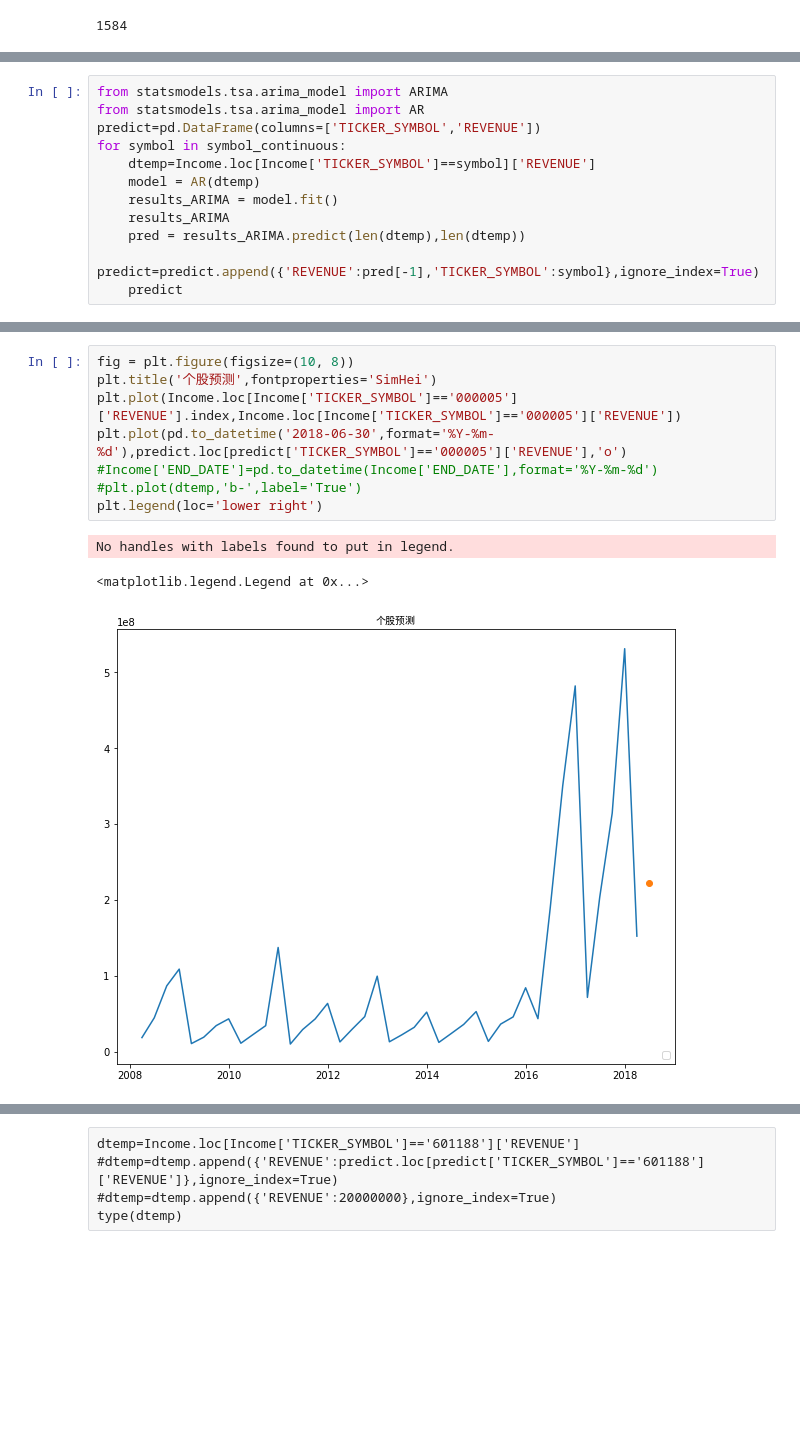
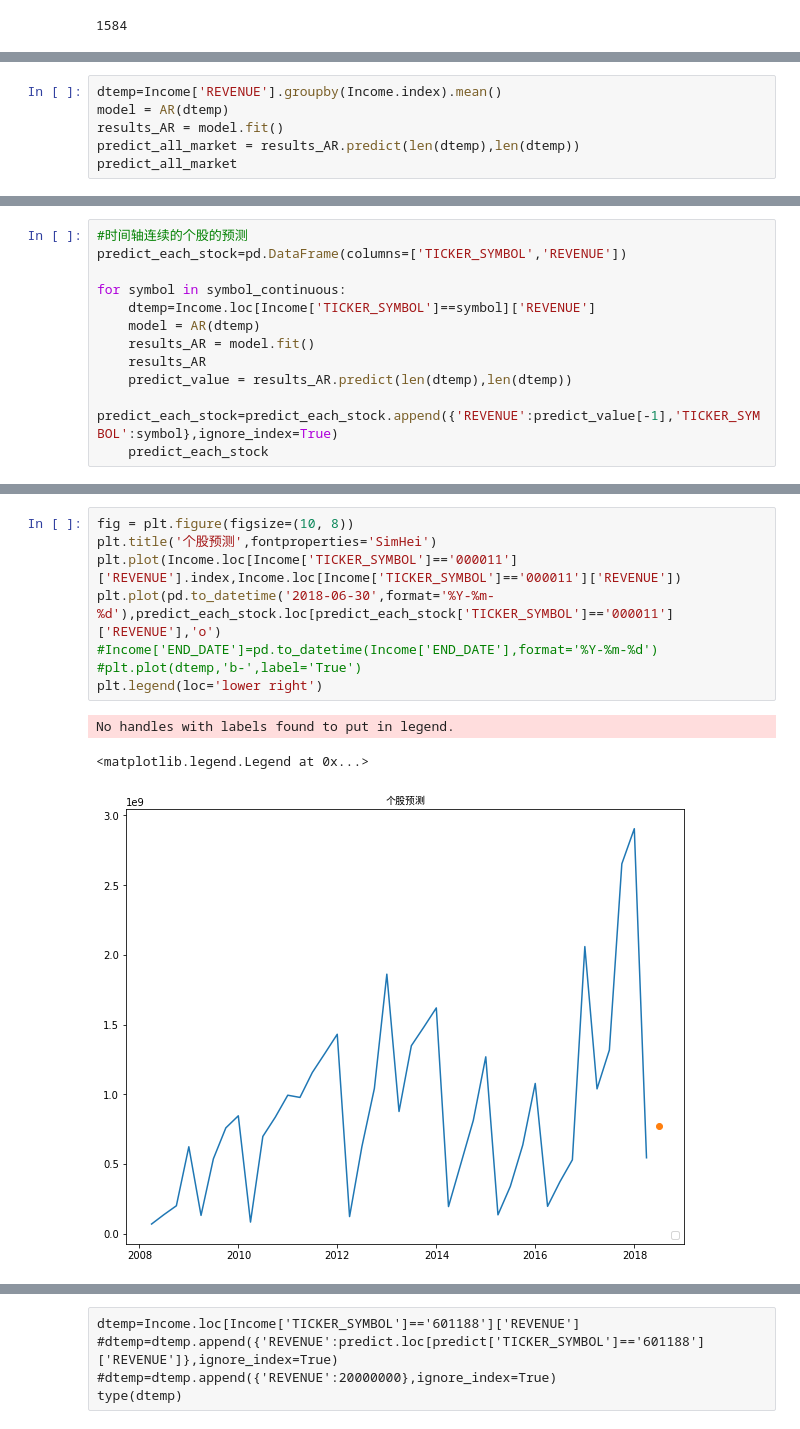
Before and after one commit to hyang1985/-, a Jupyter notebook: 上市公司营收预测.ipynb, the cells around one changed output, grey strips where cells are left out. Saved outputs shown, nothing was run; the diff lists cells and outputs as text; blank space fills up the shorter version.

```diff
--- a/上市公司营收预测.ipynb
+++ b/上市公司营收预测.ipynb
@@ -312,0 +306,6 @@ fig.tight_layout()
+# %%
+dtemp=Income['REVENUE'].groupby(Income.index).mean()
+model = AR(dtemp)
+results_AR = model.fit()
+predict_all_market = results_AR.predict(len(dtemp),len(dtemp))
+predict_all_market
@@ -313,12 +315,12 @@ fig.tight_layout()
 # %%
-from statsmodels.tsa.arima_model import ARIMA
-from statsmodels.tsa.arima_model import AR
-predict=pd.DataFrame(columns=['TICKER_SYMBOL','REVENUE'])
+#时间轴连续的个股的预测
+predict_each_stock=pd.DataFrame(columns=['TICKER_SYMBOL','REVENUE'])
+
 for symbol in symbol_continuous:
     dtemp=Income.loc[Income['TICKER_SYMBOL']==symbol]['REVENUE']
     model = AR(dtemp)
-    results_ARIMA = model.fit()
-    results_ARIMA
-    pred = results_ARIMA.predict(len(dtemp),len(dtemp))
-    predict=predict.append({'REVENUE':pred[-1],'TICKER_SYMBOL':symbol},ignore_index=True)
-    predict
+    results_AR = model.fit()
+    results_AR
+    predict_value = results_AR.predict(len(dtemp),len(dtemp))
+    predict_each_stock=predict_each_stock.append({'REVENUE':predict_value[-1],'TICKER_SYMBOL':symbol},ignore_index=True)
+    predict_each_stock
@@ -346,14 +348,14 @@ predict
 # %%
 fig = plt.figure(figsize=(10, 8))
 plt.title('个股预测',fontproperties='SimHei')
-plt.plot(Income.loc[Income['TICKER_SYMBOL']=='000005']['REVENUE'].index,Income.loc[Income['TICKER_SYMBOL']=='000005']['REVENUE'])
-plt.plot(pd.to_datetime('2018-06-30',format='%Y-%m-%d'),predict.loc[predict['TICKER_SYMBOL']=='000005']['REVENUE'],'o')
+plt.plot(Income.loc[Income['TICKER_SYMBOL']=='000011']['REVENUE'].index,Income.loc[Income['TICKER_SYMBOL']=='000011']['REVENUE'])
+plt.plot(pd.to_datetime('2018-06-30',format='%Y-%m-%d'),predict_each_stock.loc[predict_each_stock['TICKER_SYMBOL']=='000011']['REVENUE'],'o')
 #Income['END_DATE']=pd.to_datetime(Income['END_DATE'],format='%Y-%m-%d')
 #plt.plot(dtemp,'b-',label='True')
 plt.legend(loc='lower right')
 # %% [output]
 No handles with labels found to put in legend.
 <matplotlib.legend.Legend at 0x...>
-[figure, old version]
+[figure, new version]
 # %%
 predict.loc[predict['TICKER_SYMBOL']=='601666']['REVENUE']
```
Also changed, not shown: parts of 7 cells of this notebook.
